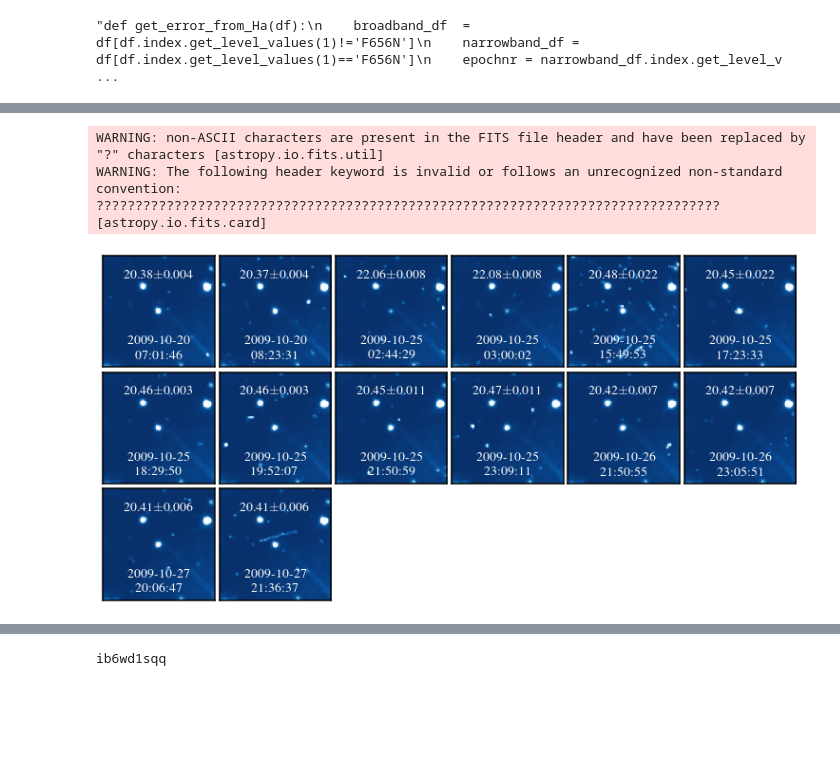
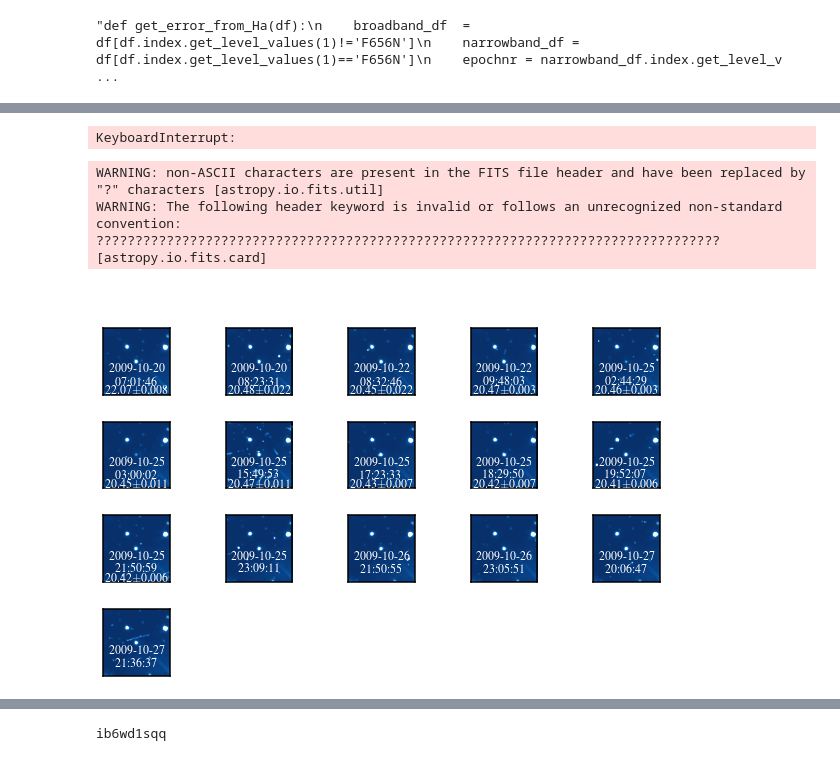
Before and after one commit to LuukOudshoorn25/KS2Analysis, a Jupyter notebook: 30Dor_KS2/KS2 Analysis.ipynb, the cells around one changed output, grey strips where cells are left out. Cells and saved outputs as stored; diff of their text form; code cells hidden in the pictures; blank space fills up the shorter version.

```diff
--- a/30Dor_KS2/KS2 Analysis.ipynb
+++ b/30Dor_KS2/KS2 Analysis.ipynb
@@ -549,7 +586,7 @@ def get_knn(k=150):
     for ID,row in indices.iterrows():
         indices.loc[ID] = distances.loc[ID].sort_values().index[1:k+1]
     return indices,distances
-indices,distances = get_knn(75)
+#indices,distances = get_knn(75)
 # %%
 def local_MZP_corr(subdf, reduced_df):
     # Get KNN
@@ -573,7 +610,7 @@ def parallel_mzp(test_df):
 
     return pd.concat(ret).sort_index()
 ts = time.time()
-df_phot = parallel_mzp(df_phot)
-df_phot['mag'] = df_phot['mag'] - df_phot['mzpcorr']
+#df_phot = parallel_mzp(df_phot)
+#df_phot['mag'] = df_phot['mag'] - df_phot['mzpcorr']
 time.time() - ts
 # %% [output]
@@ -616,3 +651,3 @@ df_phot.to_pickle('./KS2_timeresolved_withCRrejection_withMZPcorr.pickle')
 # %%
-df_phot = pd.read_pickle('./KS2_timeresolved_withCRrejection_withMZPcorr.pickle')
+#df_phot = pd.read_pickle('./KS2_timeresolved_withCRrejection_withMZPcorr.pickle')
 # %%
@@ -763,0 +844,15 @@ ACS_catalogue = ACS_catalogue.set_index('ID')
+# %%
+df = df_phot.droplevel(2)
+iqr_mad_minmax = pd.DataFrame()
+unique_index = df.index.unique()
+
+for index in unique_index:
+    lightcurve = df.loc[index].mag
+    iqr_val = iqr(lightcurve)
+    mad_val = median_absolute_deviation(lightcurve)
+    minmax_val = np.max(lightcurve) - np.min(lightcurve)
+    iqr_mad_minmax = iqr_mad_minmax.append({'ID':index[0],'Filter':index[1],
+                                            'IQR': iqr_val,'Minmax':minmax_val,
+                           'MAD': mad_val}, ignore_index=True)
+# %% [output]
+KeyboardInterrupt:
@@ -881,7 +978,7 @@ def plot_images(ID,filt):
         else:
             print ('./'+obs_ids+'/LOGR.STACK_X1_V1.fits',end=' ')
 # %%
-def plot_one_star(ID,filt):
+def plot_one_star(ID,filt,pmax=0.995):
     df = df_phot.loc[ID,filt]
     df = df.sort_values(by='mag')
     #df = pd.concat((df[:6],df[-4:]))
@@ -901,39 +998,39 @@ def plot_one_star(ID,filt):
     ymin = int(df_master.loc[ID].Y-dPIX)
     ymax = int(df_master.loc[ID].Y+dPIX)
 
-    fig,axes=plt.subplots(nrows=int(np.ceil(len(files)/6)),ncols=6,figsize=(10.1,5.1))
+    fig,axes=plt.subplots(nrows=int(np.ceil(len(files)/5)),ncols=5,figsize=(8.4,5.1))
     axes = np.hstack(axes)
     #ax1 = fig.add_subplot(131)
     cutout = datas[0][ymin:ymax,xmin:xmax]
     cutout[cutout<0] = np.nan
     vmin = np.quantile(cutout,0.2)
-    vmax = np.quantile(cutout,0.995)
+    vmax = np.quantile(cutout,pmax)
 
     for i in range(0,len(axes)):
         ax = axes[i]
         if i < len(files):
             data = datas[i]
             cutout = data[ymin:ymax,xmin:xmax]
             cutout[cutout<0] = np.nan
 
             # Plot the surface.
             surf = ax.imshow(cutout, cmap='Blues_r',vmin=vmin, vmax=vmax)#norm=LogNorm()
             #ax.set_title(np.round(mag_brightest,2),size=16)
             ax.set_xticks([])
             ax.set_yticks([])
-            title1 = str(df.iloc[i].mag.round(2))+r'$\pm$'+str(df.iloc[i].emag.round(3))+'\n\n\n\n\n'
+            title1 = str(df.iloc[i].mag.round(2))+r'$\pm$'+str(df.iloc[i].emag.round(3))+'\n\n\n\n\n\n'
             title2 = str(df.ObsStart.iloc[i]).replace(' ','\n')
             title = title1+title2
-            ax.set_title(title,color='white',y=0.025,size=14)
+            ax.set_title(title,color='white',y=0.048,size=12.)
         else:
             ax.axis('off')
-    plt.tight_layout(pad=-0.55)
-    #plt.savefig('./varplots/color_'+str(ID)+'_'+filt+'.pdf',bbox_inches='tight')
+    plt.tight_layout(pad=-0.65)
+    plt.savefig('./varplots/color_'+str(ID)+'_'+filt+'.pdf',bbox_inches='tight')
     plt.show()
 plot_one_star(3554,'F555W')
 # %% [output]
 WARNING: non-ASCII characters are present in the FITS file header and have been replaced by "?" characters [astropy.io.fits.util]
 WARNING: The following header keyword is invalid or follows an unrecognized non-standard convention:
 ???????????????????????????????????????????????????????????????????????????????? [astropy.io.fits.card]
-[figure, old version]
+[figure, new version]
 # %%
```
Also changed, not shown: parts of 85 cells of this notebook.
